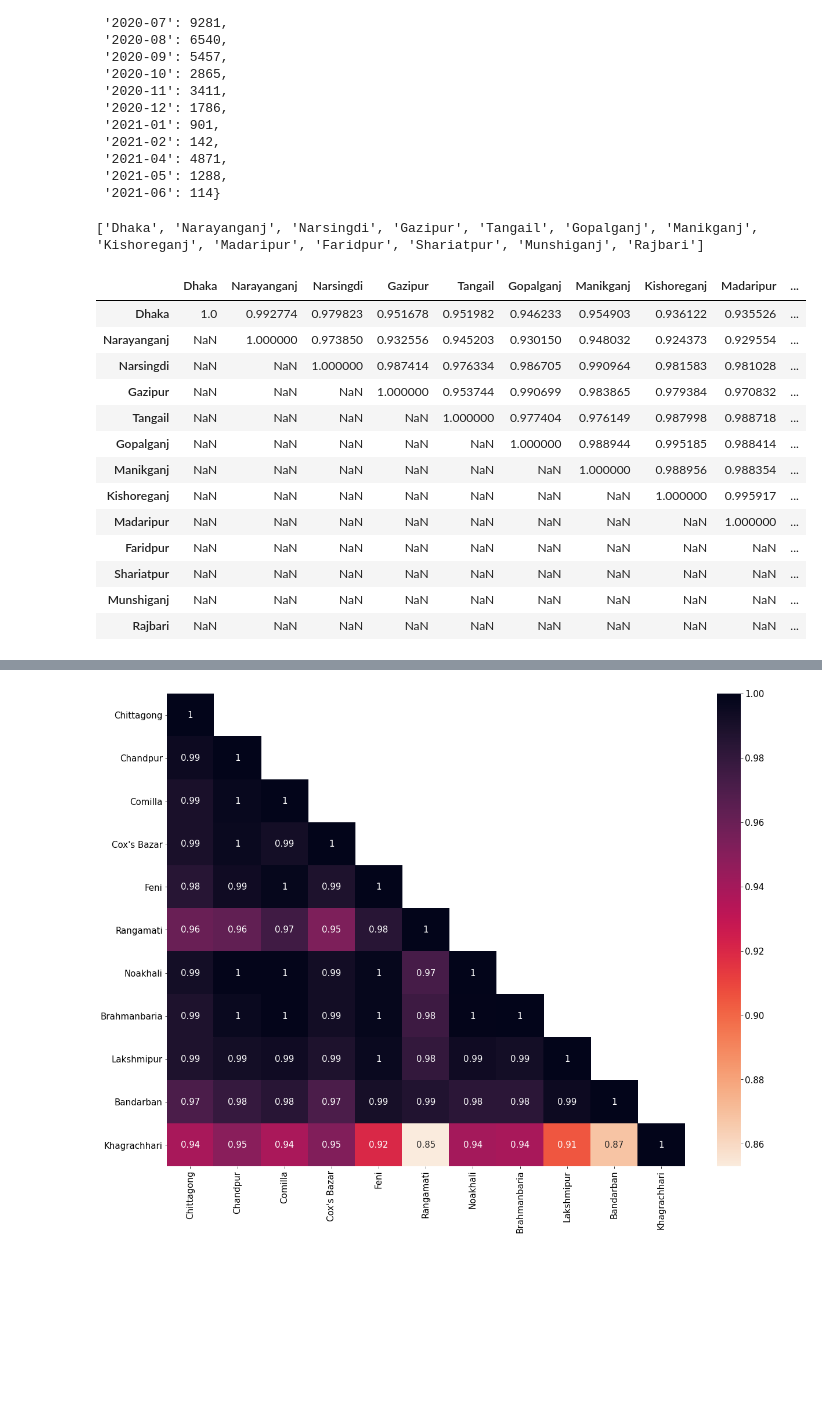
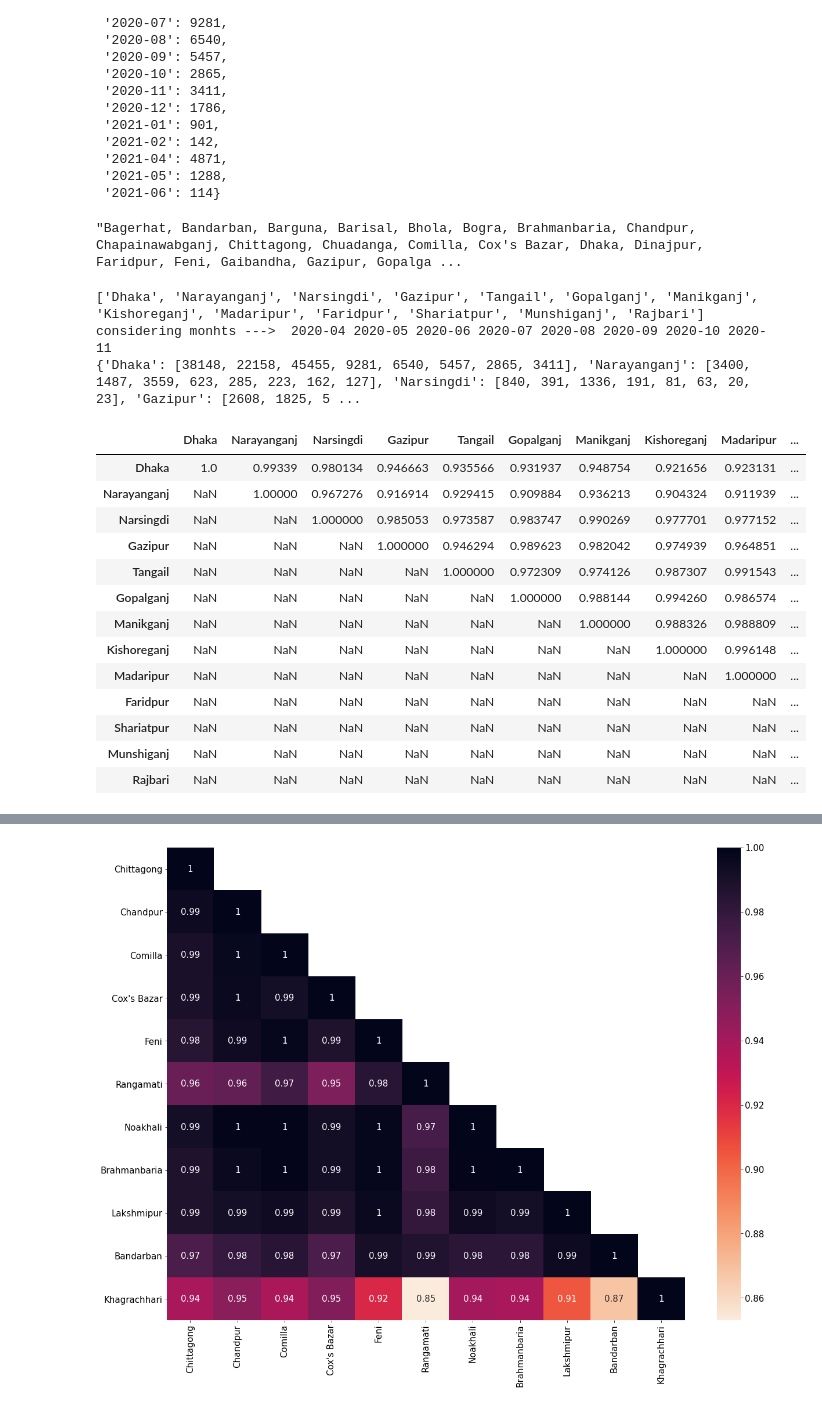
Before and after one commit to arnab-api/COVID-19---LiveCoronaTest---Data-Analysis, a Jupyter notebook: Api/make_district_wise_correlation.ipynb, the cells around one changed output, grey strips where cells are left out. Drawn from its saved outputs; the diff is of its cells as text; code cells hidden in the pictures; blank space fills up the shorter version.

```diff
--- a/Api/make_district_wise_correlation.ipynb
+++ b/Api/make_district_wise_correlation.ipynb
@@ -136,14 +136,24 @@ total_symptom_data['Dhaka']
 # %%
 def buildCorrelationMatrix(district_arr, limit = None):
     print(district_arr)
+
+    print("considering monhts ---> ", end=" ")
+    for month in total_symptom_data['Dhaka']:
+        print(month, end=' ')
+        if(month == limit):
+            break
+    print()
+
     district_values = {}
     for district in district_arr:
         district_values[district] = []
         for month in total_symptom_data[district]:
             district_values[district].append(total_symptom_data[district][month])
+            # print(month)
             if(month == limit):
+                # print(" ... >>> breaking")
                 break
-    # print(district_values)
+    print(district_values)
     corr_matrix = {}
     for district_1 in district_values:
         corr_matrix[district_1] = {}
@@ -174,22 +184,28 @@ def plotMatrix(dct2D):
         # cmap = "Blues"
     )
     plt.show()
+# %%
+", ".join(sorted(list(total_symptom_data.keys())))
+# %% [output]
+"Bagerhat, Bandarban, Barguna, Barisal, Bhola, Bogra, Brahmanbaria, Chandpur, Chapainawabganj, Chittagong, Chuadanga, Comilla, Cox's Bazar, Dhaka, Dinajpur, Faridpur, Feni, Gaibandha, Gazipur, Gopalga ...
 # %%
 district_arr_dhk = ['Dhaka', 'Narayanganj', 'Narsingdi', 'Gazipur', 'Tangail', 'Gopalganj', 'Manikganj', 'Kishoreganj', 'Madaripur', 'Faridpur', 'Shariatpur', 'Munshiganj', 'Rajbari']
-corr_matrix = buildCorrelationMatrix(district_arr_dhk, limit = '2020-7')
+corr_matrix = buildCorrelationMatrix(district_arr_dhk, limit='2020-11')
 corr_df = pd.DataFrame(corr_matrix)
 corr_df
 # %% [output]
 ['Dhaka', 'Narayanganj', 'Narsingdi', 'Gazipur', 'Tangail', 'Gopalganj', 'Manikganj', 'Kishoreganj', 'Madaripur', 'Faridpur', 'Shariatpur', 'Munshiganj', 'Rajbari']
+considering monhts --->  2020-04 2020-05 2020-06 2020-07 2020-08 2020-09 2020-10 2020-11
+{'Dhaka': [38148, 22158, 45455, 9281, 6540, 5457, 2865, 3411], 'Narayanganj': [3400, 1487, 3559, 623, 285, 223, 162, 127], 'Narsingdi': [840, 391, 1336, 191, 81, 63, 20, 23], 'Gazipur': [2608, 1825, 5 ...
 |  | Dhaka | Narayanganj | Narsingdi | Gazipur | Tangail | Gopalganj | Manikganj | Kishoreganj | Madaripur | ... |
-| Dhaka | 1.0 | 0.992774 | 0.979823 | 0.951678 | 0.951982 | 0.946233 | 0.954903 | 0.936122 | 0.935526 | ... |
-| Narayanganj | NaN | 1.000000 | 0.973850 | 0.932556 | 0.945203 | 0.930150 | 0.948032 | 0.924373 | 0.929554 | ... |
-| Narsingdi | NaN | NaN | 1.000000 | 0.987414 | 0.976334 | 0.986705 | 0.990964 | 0.981583 | 0.981028 | ... |
-| Gazipur | NaN | NaN | NaN | 1.000000 | 0.953744 | 0.990699 | 0.983865 | 0.979384 | 0.970832 | ... |
-| Tangail | NaN | NaN | NaN | NaN | 1.000000 | 0.977404 | 0.976149 | 0.987998 | 0.988718 | ... |
-| Gopalganj | NaN | NaN | NaN | NaN | NaN | 1.000000 | 0.988944 | 0.995185 | 0.988414 | ... |
-| Manikganj | NaN | NaN | NaN | NaN | NaN | NaN | 1.000000 | 0.988956 | 0.988354 | ... |
-| Kishoreganj | NaN | NaN | NaN | NaN | NaN | NaN | NaN | 1.000000 | 0.995917 | ... |
+| Dhaka | 1.0 | 0.99339 | 0.980134 | 0.946663 | 0.935566 | 0.931937 | 0.948754 | 0.921656 | 0.923131 | ... |
+| Narayanganj | NaN | 1.00000 | 0.967276 | 0.916914 | 0.929415 | 0.909884 | 0.936213 | 0.904324 | 0.911939 | ... |
+| Narsingdi | NaN | NaN | 1.000000 | 0.985053 | 0.973587 | 0.983747 | 0.990269 | 0.977701 | 0.977152 | ... |
+| Gazipur | NaN | NaN | NaN | 1.000000 | 0.946294 | 0.989623 | 0.982042 | 0.974939 | 0.964851 | ... |
+| Tangail | NaN | NaN | NaN | NaN | 1.000000 | 0.972309 | 0.974126 | 0.987307 | 0.991543 | ... |
+| Gopalganj | NaN | NaN | NaN | NaN | NaN | 1.000000 | 0.988144 | 0.994260 | 0.986574 | ... |
+| Manikganj | NaN | NaN | NaN | NaN | NaN | NaN | 1.000000 | 0.988326 | 0.988809 | ... |
+| Kishoreganj | NaN | NaN | NaN | NaN | NaN | NaN | NaN | 1.000000 | 0.996148 | ... |
 | Madaripur | NaN | NaN | NaN | NaN | NaN | NaN | NaN | NaN | 1.000000 | ... |
 | Faridpur | NaN | NaN | NaN | NaN | NaN | NaN | NaN | NaN | NaN | ... |
 | Shariatpur | NaN | NaN | NaN | NaN | NaN | NaN | NaN | NaN | NaN | ... |
```
Also changed, not shown: parts of 3 cells of this notebook, 7 other files.
